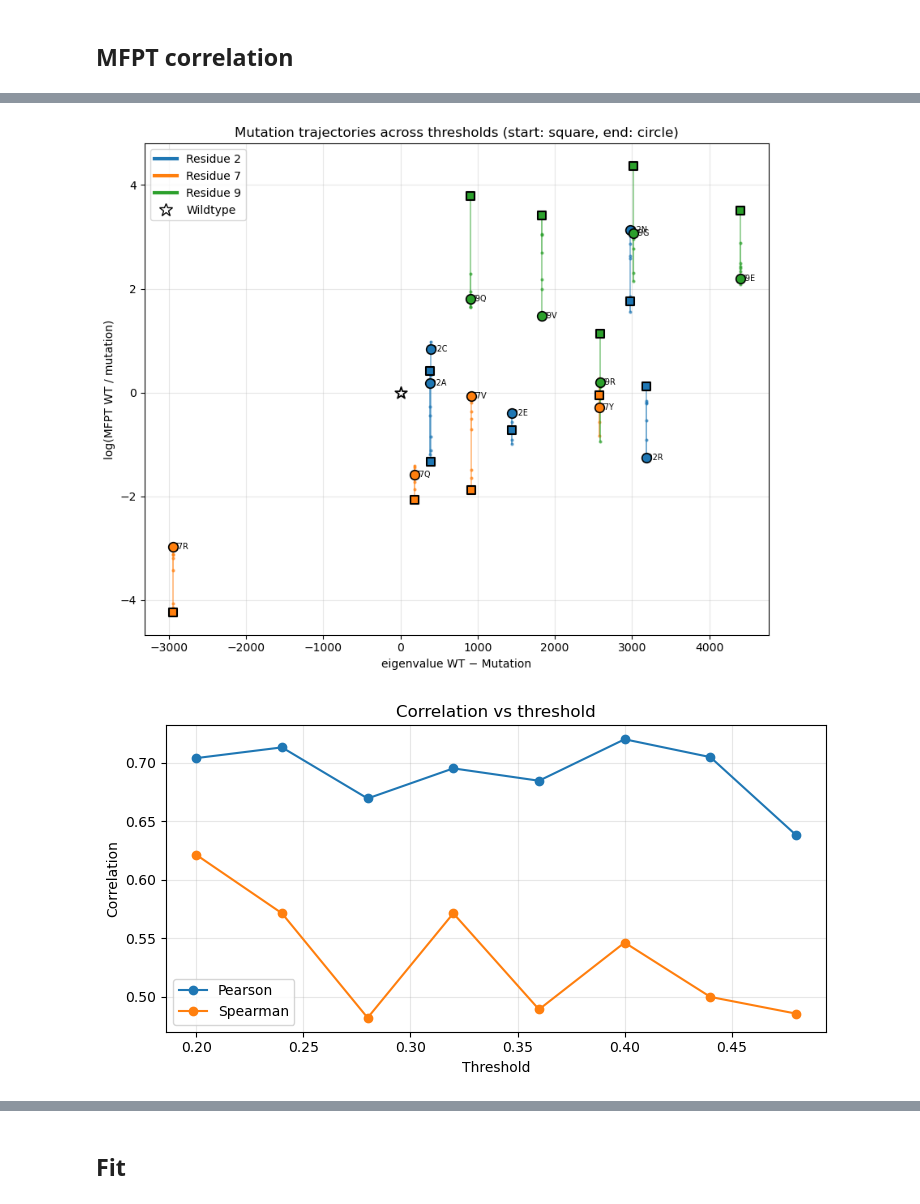
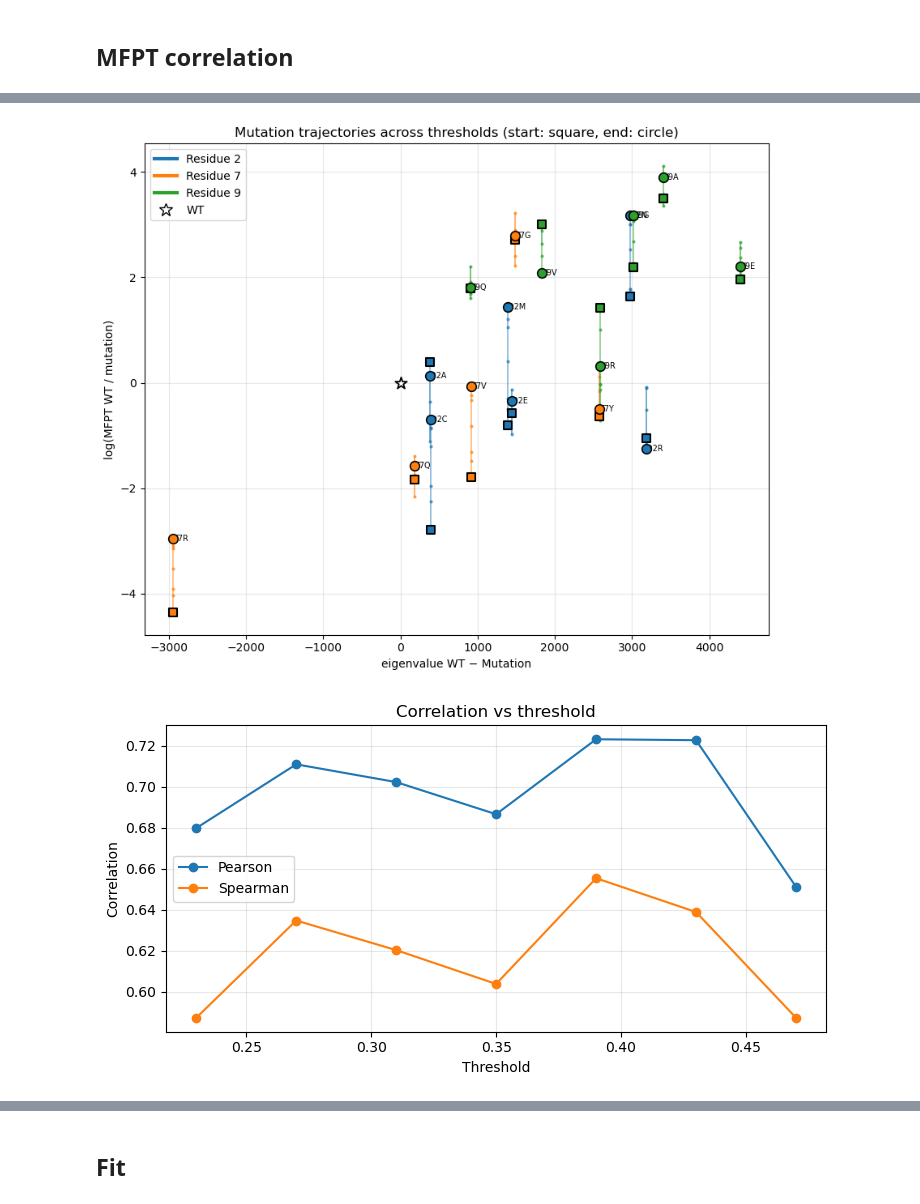
Before and after one commit to MendelsResearchGroup/guiding-peptide-kinetics, a Jupyter notebook: src/dan.ipynb, the cells around one changed output, grey strips where cells are left out. Drawn from its saved outputs; the diff is of its cells as text; code cells hidden in the pictures.

```diff
--- a/src/dan.ipynb
+++ b/src/dan.ipynb
@@ -150,7 +150,7 @@ import numpy as np
 import matplotlib.pyplot as plt
 import pandas as pd
 
-def plot_mfpt_corr(df, prop_col, wt_label='Wildtype', group_col='residue_idx',
+def plot_mfpt_corr(df, prop_col, wt_label='WT', group_col='residue_idx',
                    annotate=False, th=None, log_prop=True, showSlope = False):
     wt_mfpt = float(df.loc[wt_label, 'mfpt'])
     wt_prop = df.loc[wt_label, prop_col]
@@ -211,10 +211,12 @@ def plot_mfpt_corr(df, prop_col, wt_label='Wildtype', group_col='residue_idx',
     return pearson, spearman
 
 sample_size = 200
-th = thresholds[1]
 
 with open("../data/mfpt-pace=25000.pkl", "rb") as f:
     all_mfpt = pickle.load(f)
+
+thresholds = np.array(list(all_mfpt['chignolin'].keys()))
+th = thresholds[1]
 
 df = collect_df(all_mfpt, th, sample_size)
 
@@ -345,37 +349,37 @@ def plot_mfpt_trails(thresholds, collect_df, all_mfpt, sample_size,
         spearmans.append(s)
 
     fig2, ax2 = plt.subplots(figsize=(7.5, 4))
     ax2.plot(thresholds, pearsons, marker='o', label='Pearson')
     ax2.plot(thresholds, spearmans, marker='o', label='Spearman')
     ax2.set_xlabel('Threshold')
     ax2.set_ylabel('Correlation')
     ax2.set_title('Correlation vs threshold')
     ax2.grid(True, alpha=0.3)
     ax2.legend()
     plt.tight_layout()
     plt.show()
 
 
 sample_size = 200
 with open("../data/mfpt-pace=25000.pkl", "rb") as f:
     all_mfpt = pickle.load(f)
 
 ths = thresholds
 
 plot_mfpt_trails(
-    thresholds=ths,
+    thresholds=ths[2: -1],
     collect_df=collect_df,
     all_mfpt=all_mfpt,
     sample_size=sample_size,
     prop_col='eigenvalue',
-    wt_label='Wildtype',
+    wt_label='WT',
     group_col='residue_idx',
     log_prop=True,
     annotate_end=True
 )
 # %% [output]
-[figure, old version]
+[figure, new version]
-[figure, old version]
+[figure, new version]
 # %%
 
 thresholds = np.sort(np.array(list(all_mfpt['chignolin'].keys()), dtype=float))
```
Also changed, not shown: parts of 2 cells of this notebook, 5 other files.
